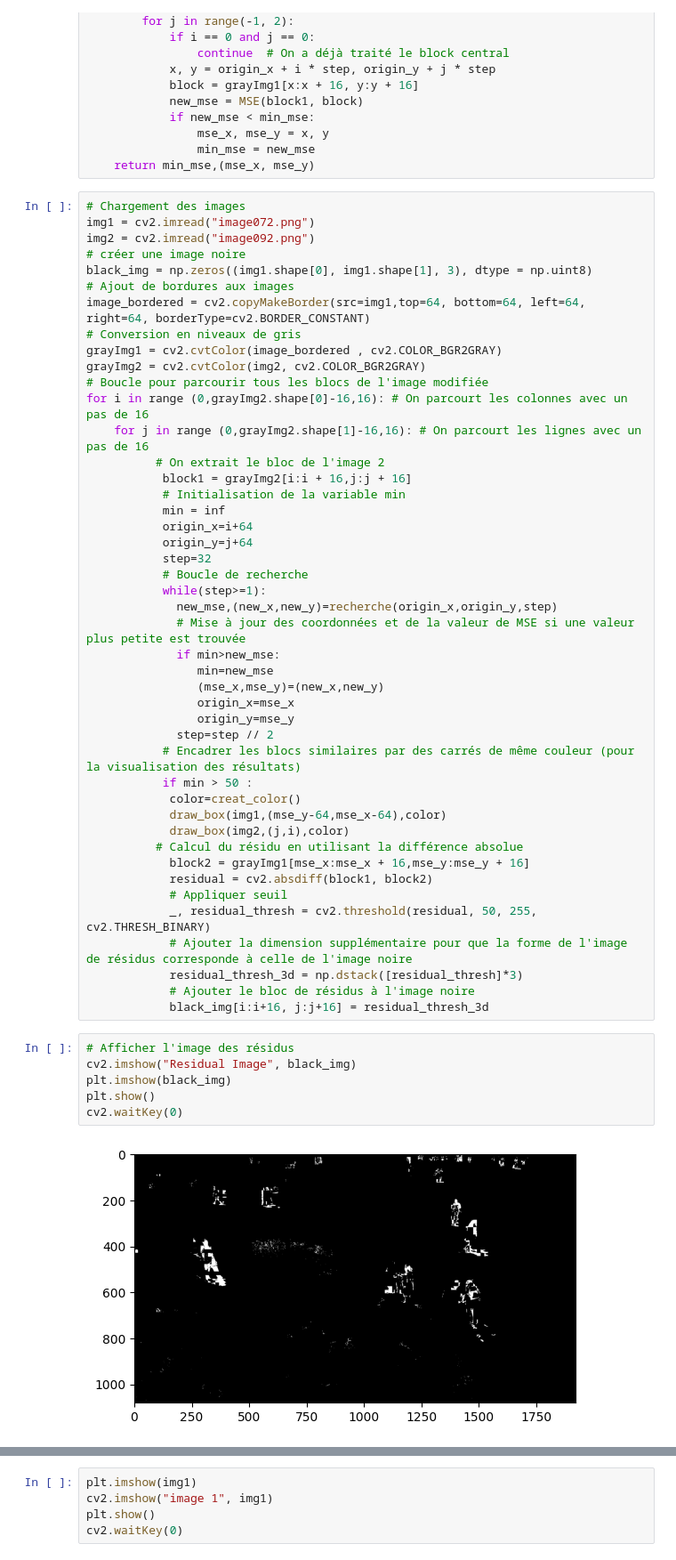
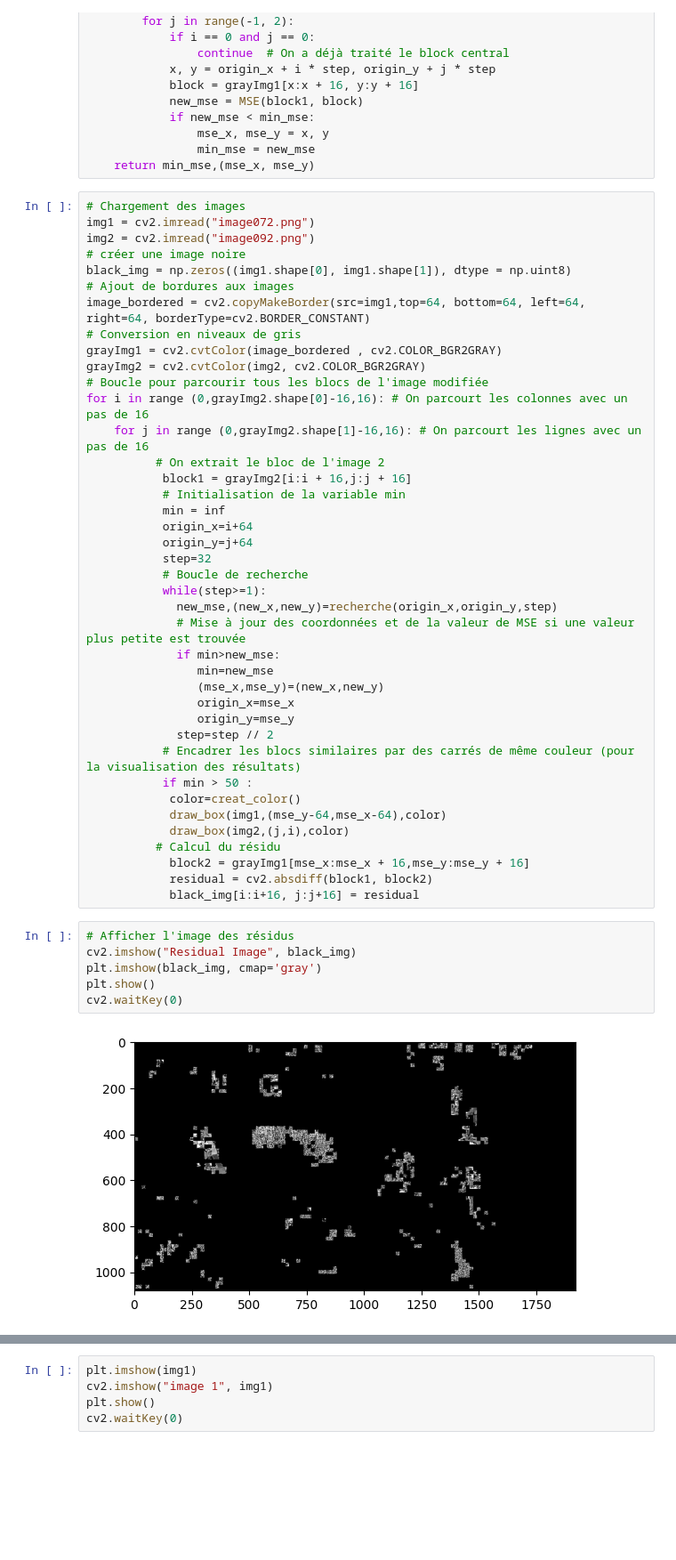
Before and after one commit to SARAH-HADDAD/Projet-Multimedia, a Jupyter notebook: projet.ipynb, the cells around one changed output, grey strips where cells are left out. Shown at 89% size. Cells and saved outputs as stored; diff of their text form; blank space fills up the shorter version.

Commit message:
Calcul du résidu

```diff
--- a/projet.ipynb
+++ b/projet.ipynb
@@ -47,7 +47,7 @@ def recherche(origin_x, origin_y, step):
 img1 = cv2.imread("image072.png")
 img2 = cv2.imread("image092.png")
 # créer une image noire
-black_img = np.zeros((img1.shape[0], img1.shape[1], 3), dtype = np.uint8)
+black_img = np.zeros((img1.shape[0], img1.shape[1]), dtype = np.uint8)
 # Ajout de bordures aux images
 image_bordered = cv2.copyMakeBorder(src=img1,top=64, bottom=64, left=64, right=64, borderType=cv2.BORDER_CONSTANT)
 # Conversion en niveaux de gris
@@ -78,20 +78,15 @@ for i in range (0,grayImg2.shape[0]-16,16): # On parcourt les colonnes avec un p
             color=creat_color()
             draw_box(img1,(mse_y-64,mse_x-64),color)
             draw_box(img2,(j,i),color)
-          # Calcul du résidu en utilisant la différence absolue
+          # Calcul du résidu
             block2 = grayImg1[mse_x:mse_x + 16,mse_y:mse_y + 16]
             residual = cv2.absdiff(block1, block2)
-            # Appliquer seuil
-            _, residual_thresh = cv2.threshold(residual, 50, 255, cv2.THRESH_BINARY)
-            # Ajouter la dimension supplémentaire pour que la forme de l'image de résidus corresponde à celle de l'image noire
-            residual_thresh_3d = np.dstack([residual_thresh]*3)
-            # Ajouter le bloc de résidus à l'image noire
-            black_img[i:i+16, j:j+16] = residual_thresh_3d
+            black_img[i:i+16, j:j+16] = residual
 # %%
 # Afficher l'image des résidus
 cv2.imshow("Residual Image", black_img)
-plt.imshow(black_img)
+plt.imshow(black_img, cmap='gray')
 plt.show()
 cv2.waitKey(0)
 # %% [output]
-[figure, old version]
+[figure, new version]
```
Also changed, not shown: parts of 1 cell of this notebook.
